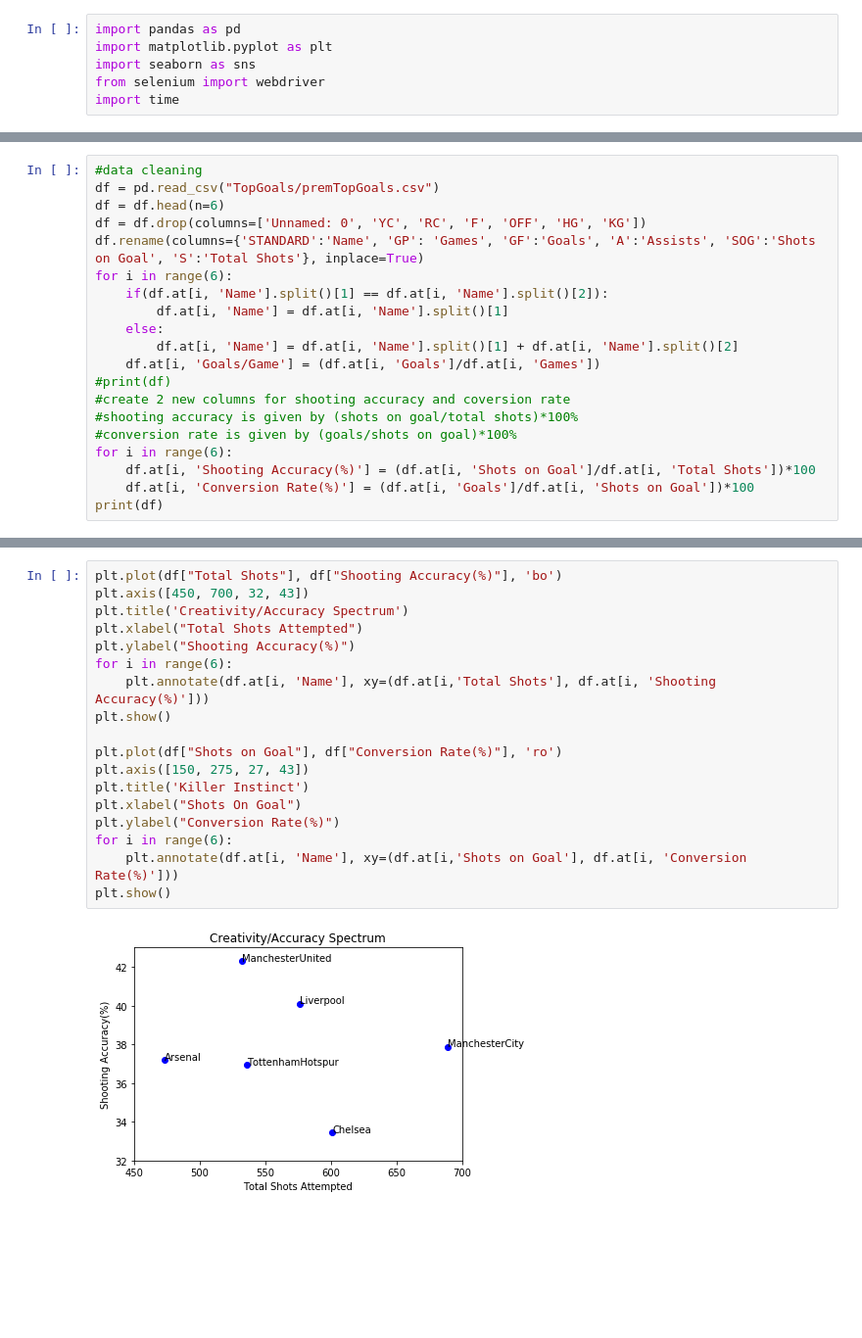
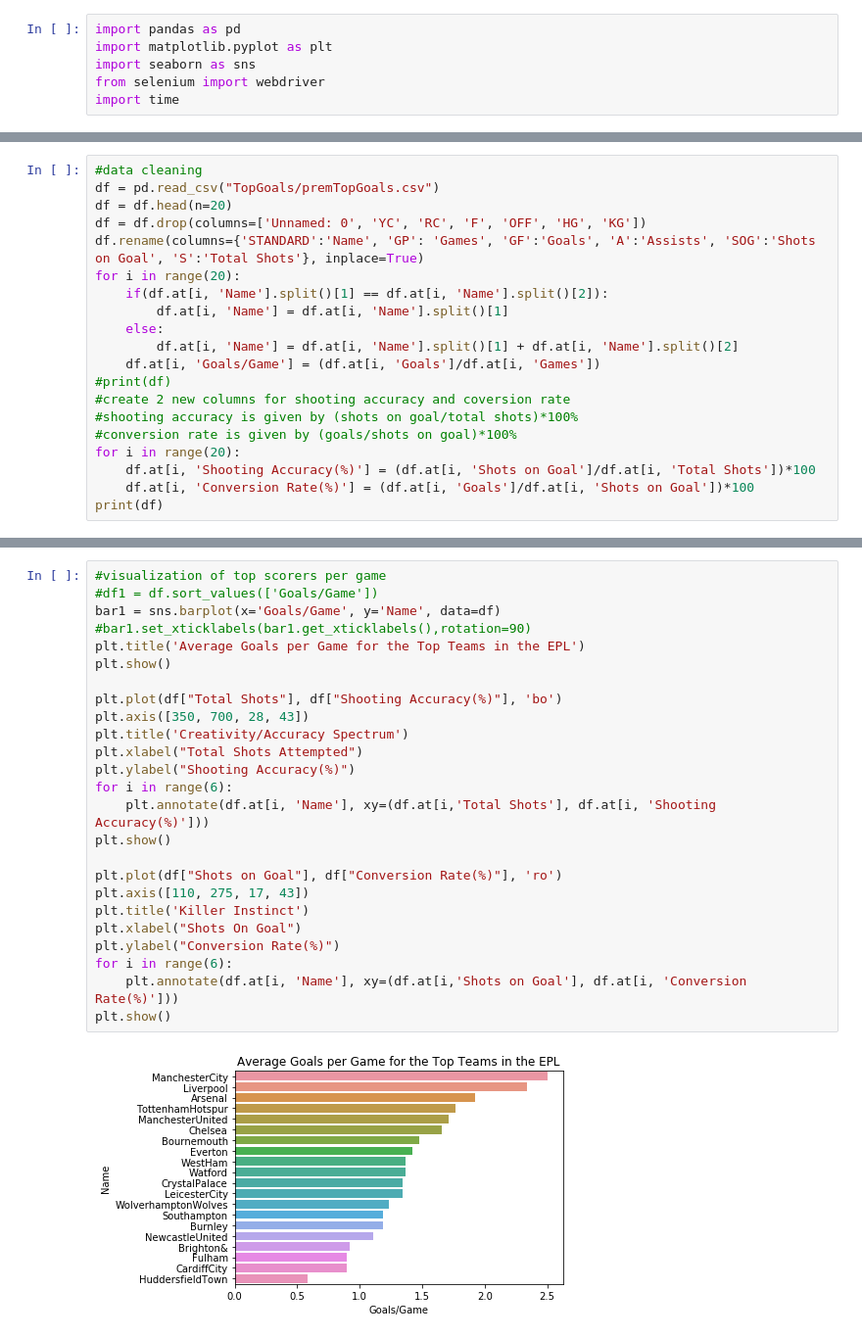
Before and after one commit to hchandra88/SoccerLeaguesAnalysis, a Jupyter notebook: Part1/EPL.ipynb, the cells around one changed output, grey strips where cells are left out. Shown at 98% size. Cells and saved outputs as stored; diff of their text form; blank space fills up the shorter version.

```diff
--- a/Part1/EPL.ipynb
+++ b/Part1/EPL.ipynb
@@ -9,10 +9,10 @@ import time
 # %%
 #data cleaning
 df = pd.read_csv("TopGoals/premTopGoals.csv")
-df = df.head(n=6)
+df = df.head(n=20)
 df = df.drop(columns=['Unnamed: 0', 'YC', 'RC', 'F', 'OFF', 'HG', 'KG'])
 df.rename(columns={'STANDARD':'Name', 'GP': 'Games', 'GF':'Goals', 'A':'Assists', 'SOG':'Shots on Goal', 'S':'Total Shots'}, inplace=True)
-for i in range(6):
+for i in range(20):
     if(df.at[i, 'Name'].split()[1] == df.at[i, 'Name'].split()[2]):
         df.at[i, 'Name'] = df.at[i, 'Name'].split()[1]
     else:
@@ -22,7 +22,7 @@ for i in range(6):
 #create 2 new columns for shooting accuracy and coversion rate
 #shooting accuracy is given by (shots on goal/total shots)*100%
 #conversion rate is given by (goals/shots on goal)*100%
-for i in range(6):
+for i in range(20):
     df.at[i, 'Shooting Accuracy(%)'] = (df.at[i, 'Shots on Goal']/df.at[i, 'Total Shots'])*100
     df.at[i, 'Conversion Rate(%)'] = (df.at[i, 'Goals']/df.at[i, 'Shots on Goal'])*100
 print(df)
@@ -54,20 +47,27 @@ plt.show()
 # %%
+#visualization of top scorers per game
+#df1 = df.sort_values(['Goals/Game'])
+bar1 = sns.barplot(x='Goals/Game', y='Name', data=df)
+#bar1.set_xticklabels(bar1.get_xticklabels(),rotation=90)
+plt.title('Average Goals per Game for the Top Teams in the EPL')
+plt.show()
+
 plt.plot(df["Total Shots"], df["Shooting Accuracy(%)"], 'bo')
-plt.axis([450, 700, 32, 43])
+plt.axis([350, 700, 28, 43])
 plt.title('Creativity/Accuracy Spectrum')
 plt.xlabel("Total Shots Attempted")
 plt.ylabel("Shooting Accuracy(%)")
 for i in range(6):
     plt.annotate(df.at[i, 'Name'], xy=(df.at[i,'Total Shots'], df.at[i, 'Shooting Accuracy(%)']))
 plt.show()
 
 plt.plot(df["Shots on Goal"], df["Conversion Rate(%)"], 'ro')
-plt.axis([150, 275, 27, 43])
+plt.axis([110, 275, 17, 43])
 plt.title('Killer Instinct')
 plt.xlabel("Shots On Goal")
 plt.ylabel("Conversion Rate(%)")
 for i in range(6):
     plt.annotate(df.at[i, 'Name'], xy=(df.at[i,'Shots on Goal'], df.at[i, 'Conversion Rate(%)']))
 plt.show()
 # %% [output]
-[figure, old version]
+[figure, new version]
```
Also changed, not shown: parts of 5 cells of this notebook, 3 other files.
